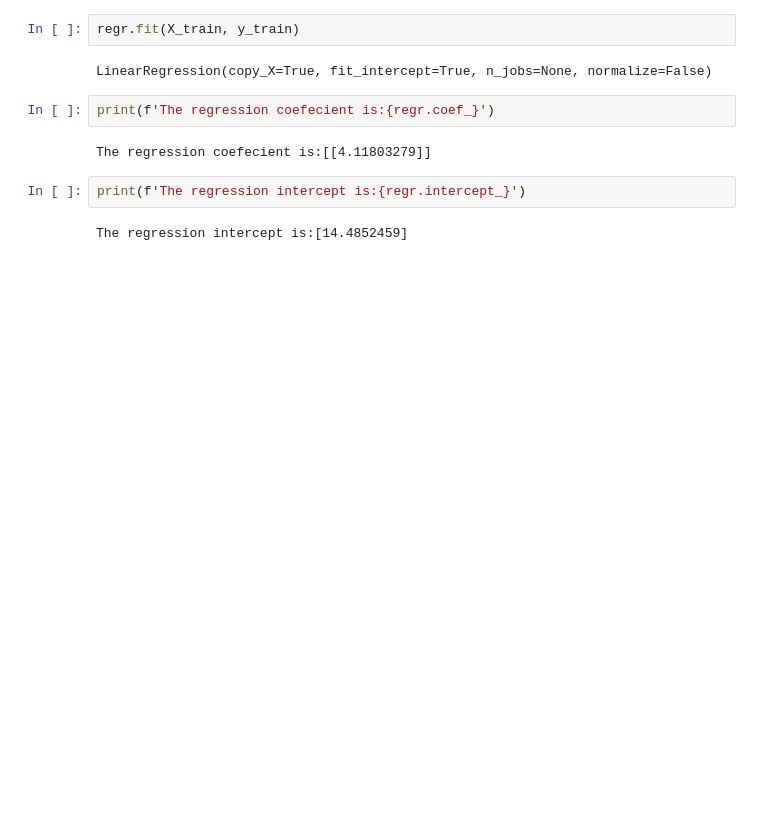
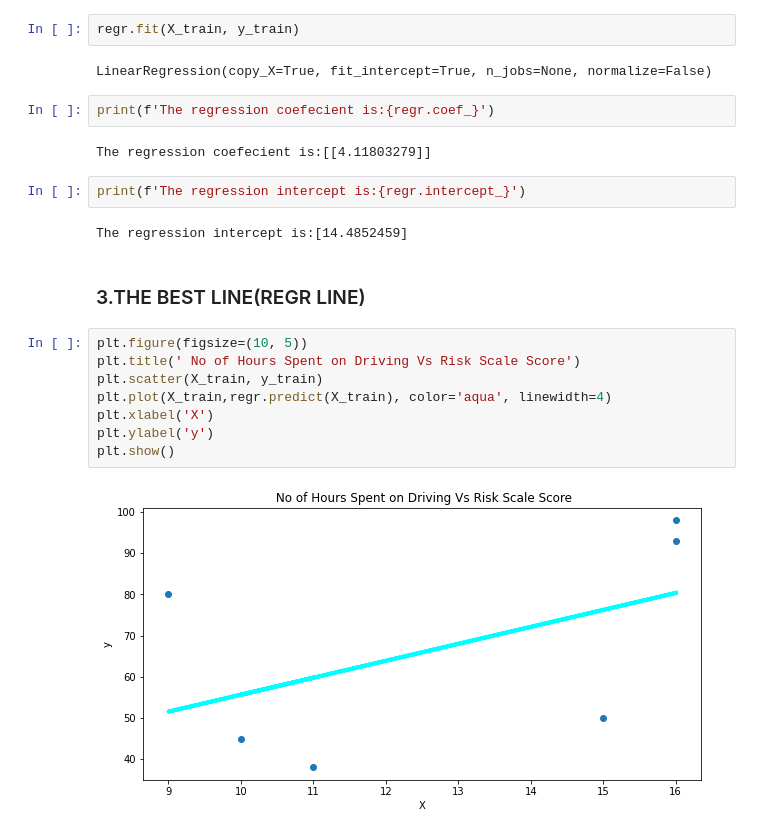
Before and after one commit to KumarGaurav20/ML-HOMEWORK, a Jupyter notebook: 03_ML_TUT1.ipynb, the cells around one changed output. Cells and saved outputs as stored; diff of their text form; blank space fills up the shorter version.

```diff
--- a/03_ML_TUT1.ipynb
+++ b/03_ML_TUT1.ipynb
@@ -127,3 +127,15 @@ The regression coefecient is:[[4.11803279]]
 print(f'The regression intercept is:{regr.intercept_}')
 # %% [output]
 The regression intercept is:[14.4852459]
+# %% [markdown]
+### 3.THE BEST LINE(REGR LINE)
+# %%
+plt.figure(figsize=(10, 5))
+plt.title(' No of Hours Spent on Driving Vs Risk Scale Score')
+plt.scatter(X_train, y_train)
+plt.plot(X_train,regr.predict(X_train), color='aqua', linewidth=4)
+plt.xlabel('X')
+plt.ylabel('y')
+plt.show()
+# %% [output]
+[figure, added]
```
Also changed, not shown: parts of 3 cells of this notebook.
